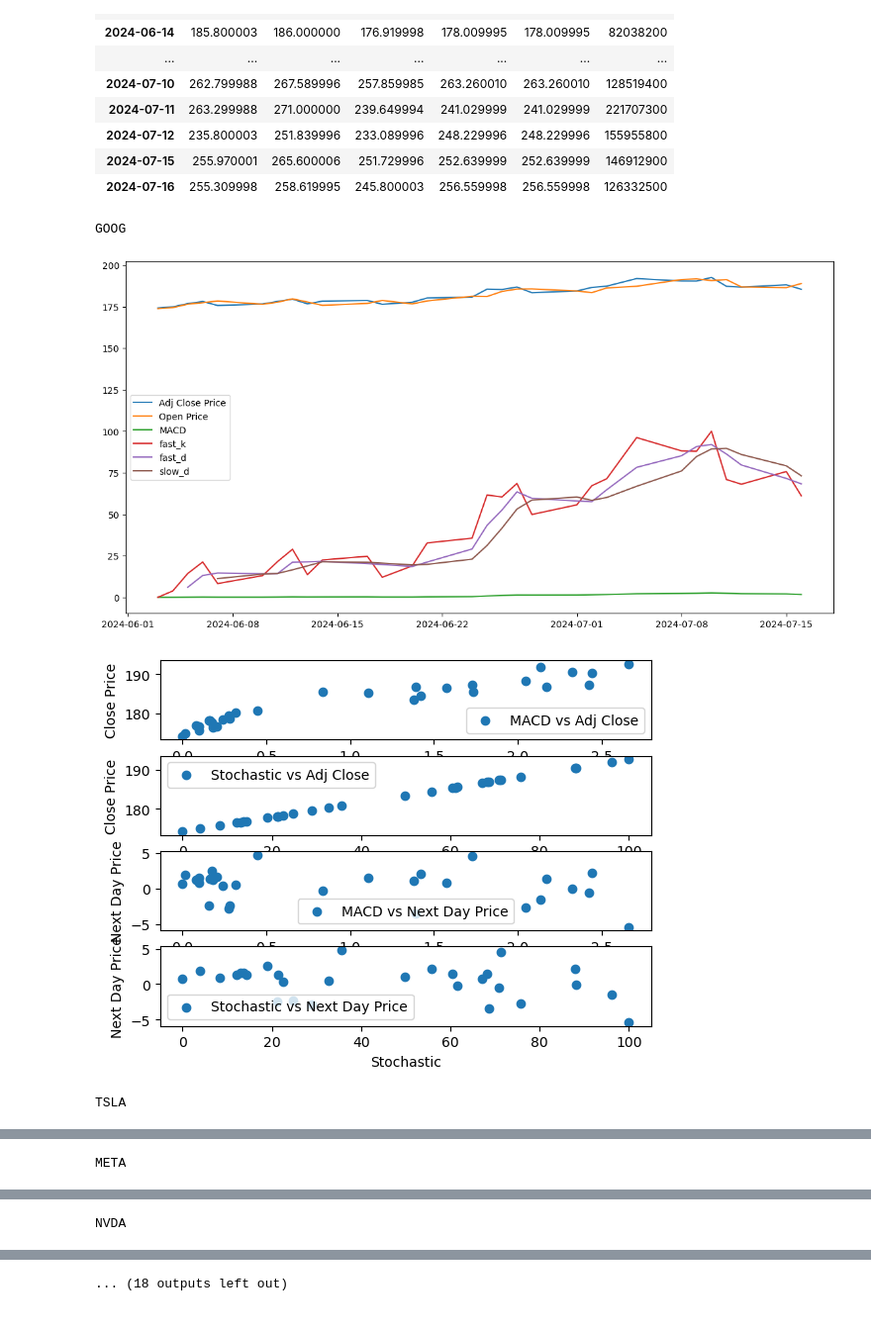
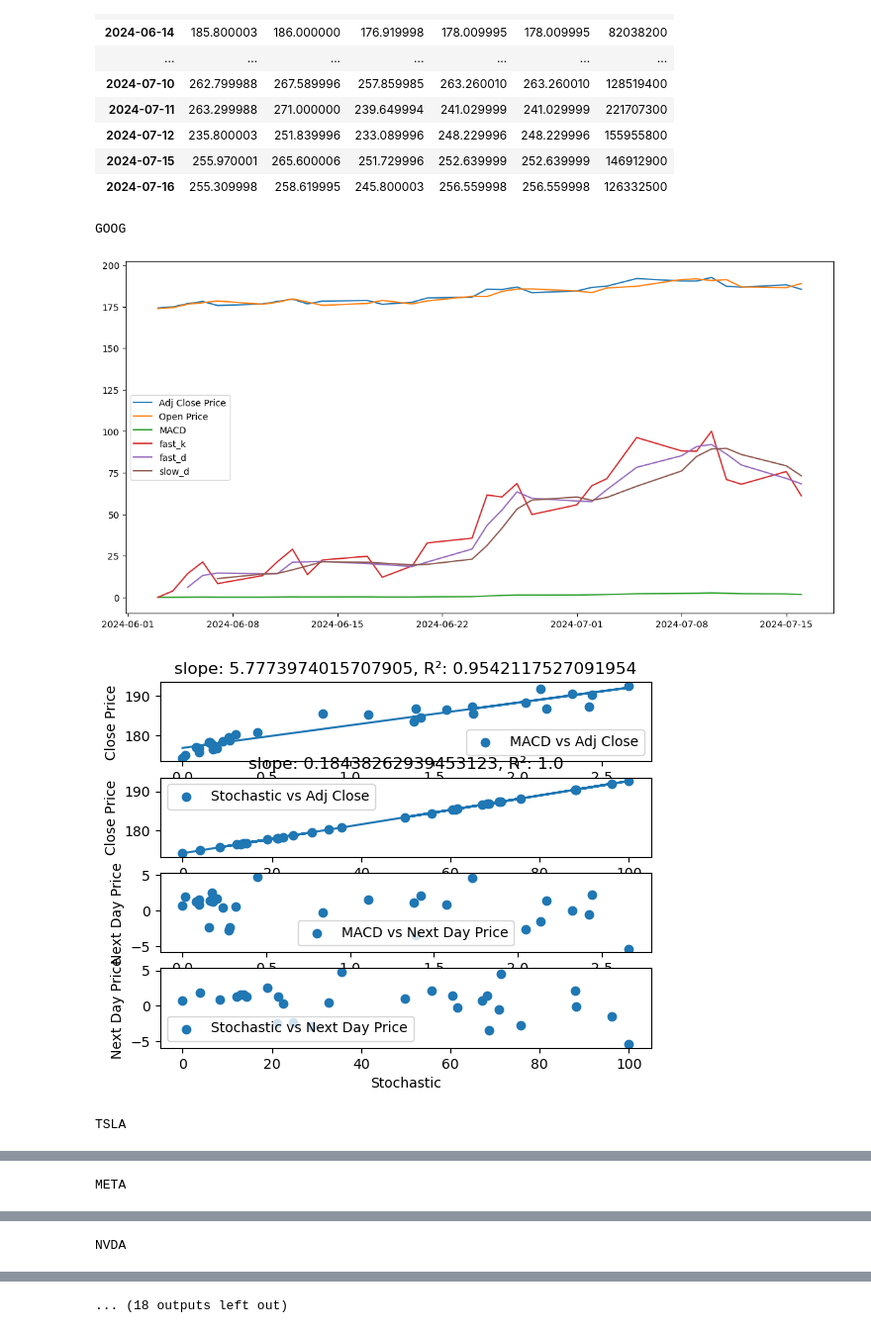
Before and after one commit to celloii/Market_Prediction, a Jupyter notebook: FeatureTesting.ipynb, the cells around one changed output, grey strips where cells are left out. Shown at 99% size. Drawn from its saved outputs; the diff is of its cells as text; code cells hidden in the pictures.

```diff
--- a/FeatureTesting.ipynb
+++ b/FeatureTesting.ipynb
@@ -82,35 +83,50 @@ for stock in tickers:
     plt.plot(slow_d[stock], label = 'slow_d')
     plt.legend()
     plt.show()
 
     plt.subplot(4, 1, 1)
-    plt.scatter(macd_data[stock], stock_data[stock]['Adj Close'], label='MACD vs Adj Close')
+    x = macd_data[stock]
+    y = stock_data[stock]['Adj Close']
+    plt.scatter(x, y, label='MACD vs Adj Close')
     plt.xlabel('MACD')
     plt.ylabel('Close Price')
+    slope, intercept, rvalue, pvalue, stderr = scipy.stats.linregress(x,y)
+    x = np.array(x)
+    y = np.array(y)
+    plt.plot(x,x*slope+intercept)
+    plt.title("slope: {}, R²: {}".format(slope,rvalue))
     plt.legend()
 
     plt.subplot(4, 1, 2)
-    plt.scatter(stochastic_data[stock], stock_data[stock]['Adj Close'], label='Stochastic vs Adj Close')
+    x = stochastic_data[stock]
+    y = stock_data[stock]['Adj Close']
+    plt.scatter(x, y, label='Stochastic vs Adj Close')
     plt.xlabel('Stochastic')
     plt.ylabel('Close Price')
+    slope, intercept, rvalue, pvalue, stderr = scipy.stats.linregress(x,y)
+    x = np.array(x)
+    y = np.array(y)
+    plt.plot(x,x*slope+intercept)
+    plt.title("slope: {}, R²: {}".format(slope,rvalue))
+    plt.legend()
     plt.legend()
 
     plt.subplot(4, 1, 3)
     plt.scatter(macd_data[stock], next_day[stock], label='MACD vs Next Day Price')
     plt.xlabel('MACD')
     plt.ylabel('Next Day Price')
     plt.legend()
 
     plt.subplot(4, 1, 4)
     plt.scatter(stochastic_data[stock], next_day[stock], label='Stochastic vs Next Day Price')
     plt.xlabel('Stochastic')
     plt.ylabel('Next Day Price')
     plt.legend()
 
     plt.show()
 # %% [output]
 GOOG
 [figure]
-[figure, old version]
+[figure, new version]
 TSLA
 [figure]
```
Also changed, not shown: parts of 2 cells of this notebook.
